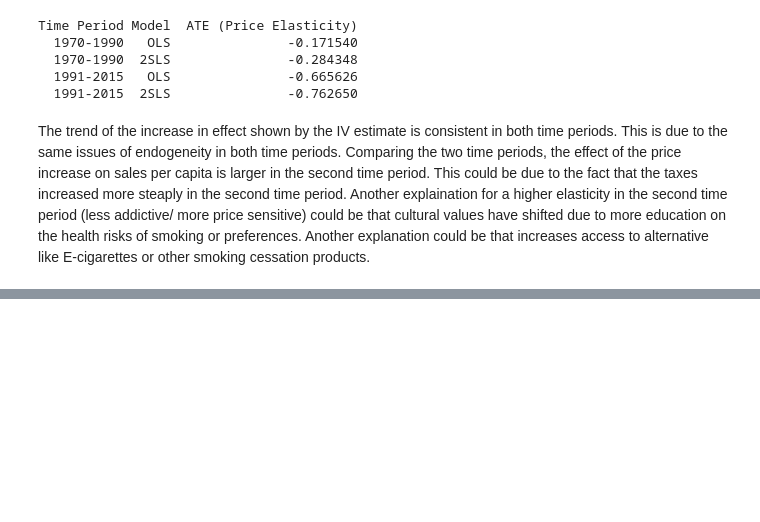
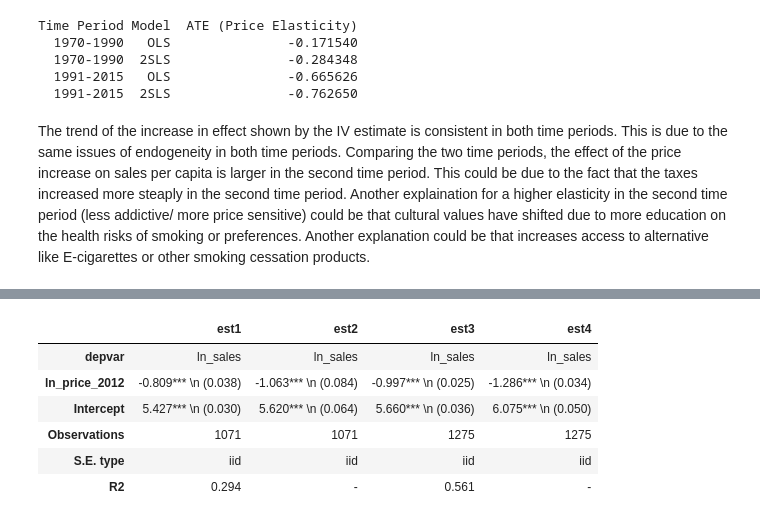
Before and after one commit to rscholt/HW3, a Jupyter notebook: submission 2/hw3_2.ipynb, the cells around one changed output, grey strips where cells are left out. Drawn from its saved outputs; the diff is of its cells as text; code cells hidden in the pictures; blank space fills up the shorter version.

```diff
--- a/submission 2/hw3_2.ipynb
+++ b/submission 2/hw3_2.ipynb
@@ -345,3 +291,24 @@ Time Period Model  ATE (Price Elasticity)
   1991-2015  2SLS               -0.762650
 # %% [markdown]
 The trend of the increase in effect shown by the IV estimate is consistent in both time periods. This is due to the same issues of endogeneity in both time periods. Comparing the two time periods, the effect of the price increase on sales per capita is larger in the second time period. This could be due to the fact that the taxes increased more steaply in the second time period. Another explaination for a higher elasticity in the second time period (less addictive/ more price sensitive) could be that cultural values have shifted due to more education on the health risks of smoking or preferences. Another explanation could be that increases access to alternative like E-cigarettes or other smoking cessation products.
+# %%
+# Define data subsets
+data1 = data[(data['Year'] >= 1970) & (data['Year'] <= 1990)]
+data2 = data[(data['Year'] >= 1991) & (data['Year'] <= 2015)]
+
+data1['ln_sales'] = np.log(data1['sales_per_capita'])
+data1['ln_price_2012'] = np.log(data1['price_cpi'])
+data1['ln_tax_2012'] = np.log(data1['tax_2012'])
+
+data2['ln_sales'] = np.log(data2['sales_per_capita'])
+data2['ln_price_2012'] = np.log(data2['price_cpi'])
+data2['ln_tax_2012'] = np.log(data2['tax_2012'])
+
+# OLS and IV models for 1970-1990
+ols1 = pf.feols(fml='ln_sales ~ ln_price_2012', data=data1)
+iv1 = pf.feols(fml='ln_sales ~ 1 | ln_price_2012 ~ ln_tax_2012', data=data1)
+
+
+# OLS and IV models for 1991-2015
+ols2 = pf.feols(fml='ln_sales ~ ln_price_2012', data=data2)
+iv2 = pf.feols(fml='ln_sales ~ 1 | ln_price_2012 ~ ln_tax_2012', data=data2)
@@ -347,0 +333,22 @@ The trend of the increase in effect shown by the IV estimate is consistent in bo
+# %%
+import pyfixest as pf
+
+# Display results using pf.etable()
+pf.etable([ols1, iv1, ols2, iv2],  # Models should be in a list format
+          labels={
+              'ols1': 'OLS (1970-1990)',
+              'iv1': 'IV (1970-1990)',
+              'ols2': 'OLS (1991-2015)',
+              'iv2': 'IV (1991-2015)'
+          },
+          type='df',        # Display as a pandas DataFrame
+          show_se=True,     # Show standard errors
+          show_notes=True)  # Add significance notes at the bottom
+# %% [output]
+|  | est1 | est2 | est3 | est4 |
+| depvar | ln_sales | ln_sales | ln_sales | ln_sales |
+| ln_price_2012 | -0.809*** \n (0.038) | -1.063*** \n (0.084) | -0.997*** \n (0.025) | -1.286*** \n (0.034) |
+| Intercept | 5.427*** \n (0.030) | 5.620*** \n (0.064) | 5.660*** \n (0.036) | 6.075*** \n (0.050) |
+| Observations | 1071 | 1071 | 1275 | 1275 |
+| S.E. type | iid | iid | iid | iid |
+| R2 | 0.294 | - | 0.561 | - |
```
Also changed, not shown: parts of 8 cells of this notebook.
